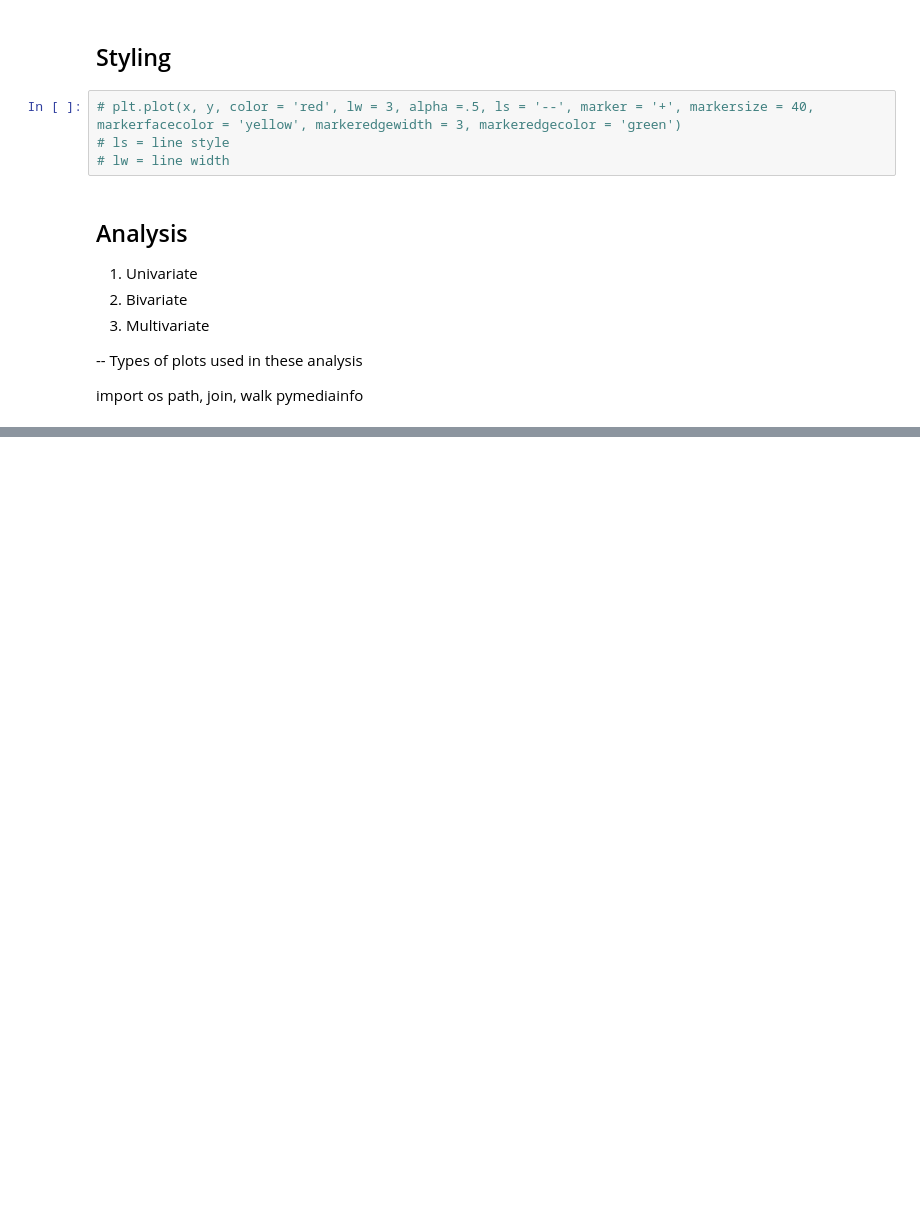
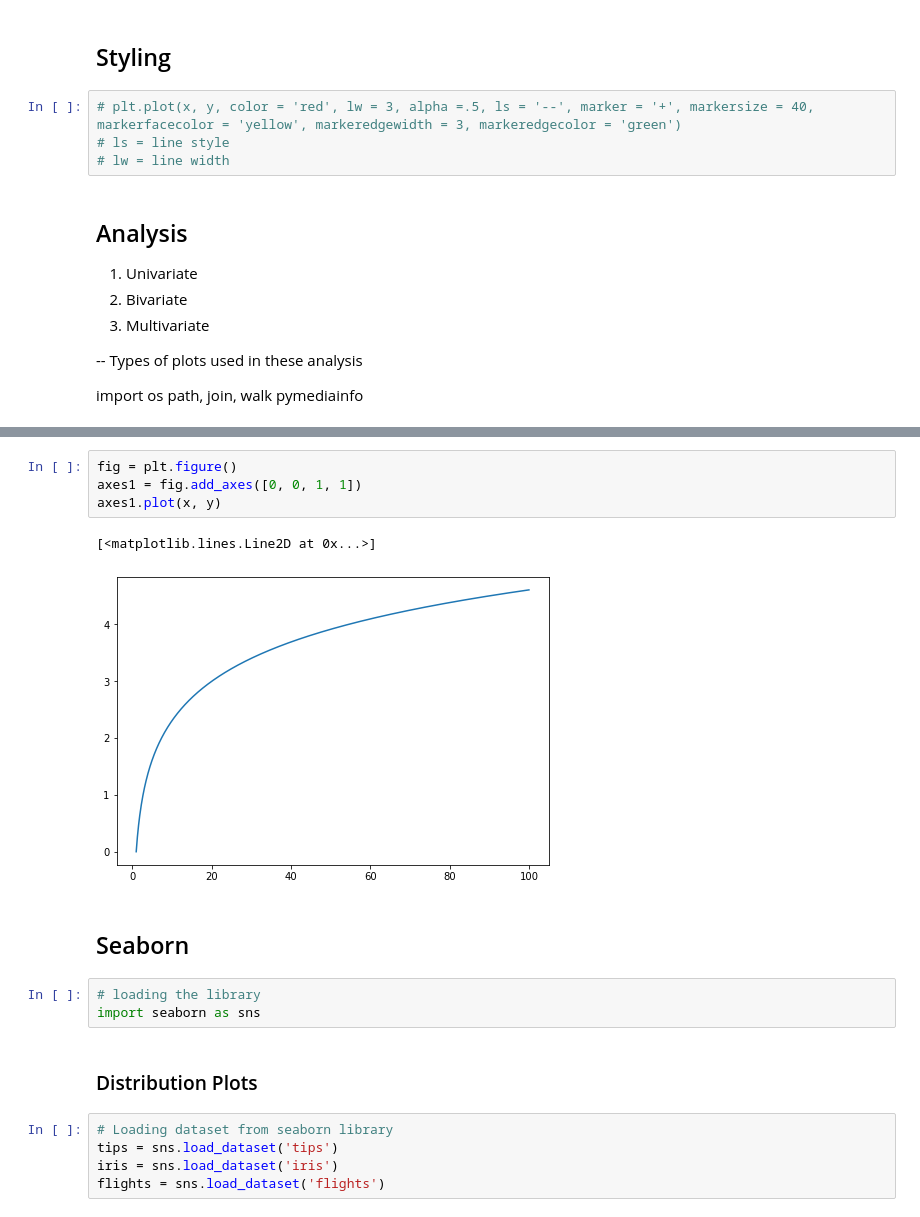
Before and after one commit to loganrane/MachineLearning101, a Jupyter notebook: Projects/Plotting - Basics.ipynb, the cells around one changed output, grey strips where cells are left out. Saved outputs shown, nothing was run; the diff lists cells and outputs as text; blank space fills up the shorter version.

Commit message:
seaborn: functions

```diff
--- a/Projects/Plotting - Basics.ipynb
+++ b/Projects/Plotting - Basics.ipynb
@@ -110,0 +121,19 @@ pymediainfo
+# %%
+fig = plt.figure()
+axes1 = fig.add_axes([0, 0, 1, 1])
+axes1.plot(x, y)
+# %% [output]
+[<matplotlib.lines.Line2D at 0x...>]
+[figure, added]
+# %% [markdown]
+## Seaborn
+# %%
+# loading the library
+import seaborn as sns
+# %% [markdown]
+### Distribution Plots
+# %%
+# Loading dataset from seaborn library
+tips = sns.load_dataset('tips')
+iris = sns.load_dataset('iris')
+flights = sns.load_dataset('flights')
```
Also changed, not shown: parts of 7 cells of this notebook, 1 other file.
